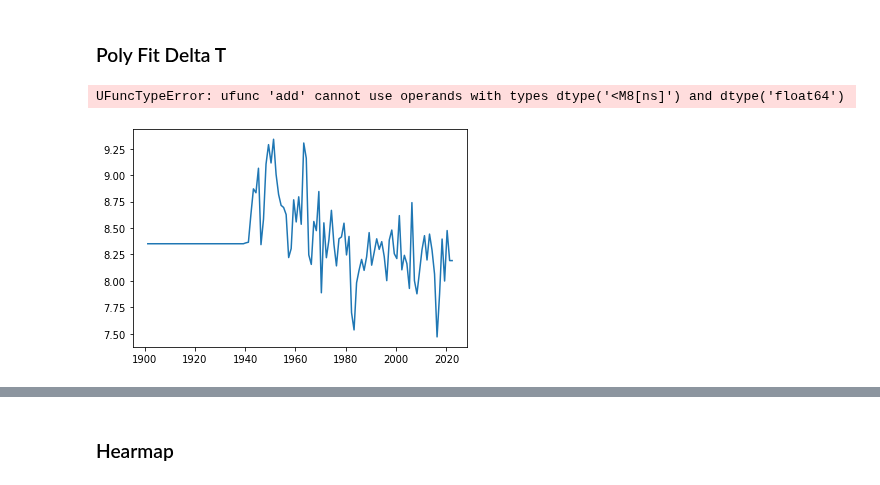
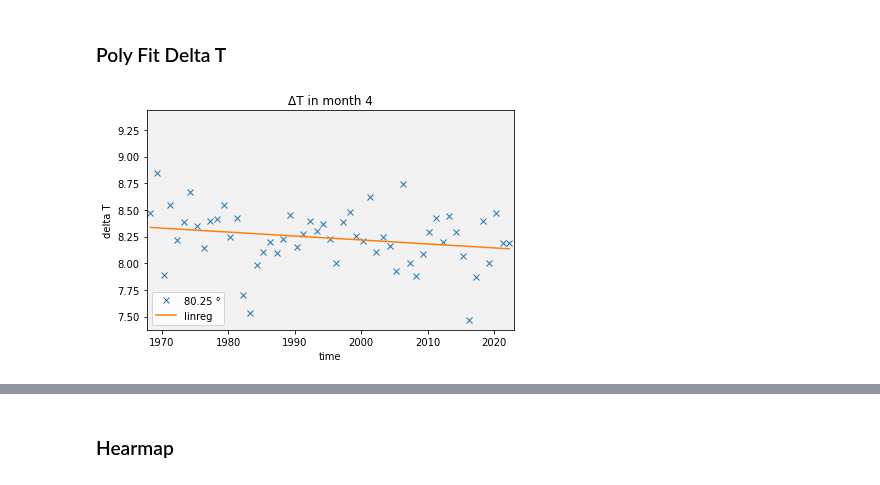
Before and after one commit to LeoausderDose/Praktikum_AWI, a Jupyter notebook: ImportTMax.ipynb, the cells around one changed output, grey strips where cells are left out. Cells and saved outputs as stored; diff of their text form; code cells hidden in the pictures.

Commit message:
Linear Regression working

```diff
--- a/ImportTMax.ipynb
+++ b/ImportTMax.ipynb
@@ -22,6 +23,23 @@ def select_every_12th_with_start(arr, start_index):
         selected_elements.append(arr[i])
 
     return selected_elements
+
+def linear_reg(x, m, t):
+    return m*x + t
+
+# def linear_reg2(x, slope, intercept):
+#     # Convert datetime64 values to timestamps (numerical representation)
+#     x_timestamps = np.array([(timestamp - np.datetime64('1968-04-16T00:00:00.000000000')) / np.timedelta64(1, 's') for timestamp in x])
+#     return slope * x_timestamps + intercept
+
+# def linear_reg3(x, slope, intercept):
+#     # Convert datetime64 values to timestamps (numerical representation)
+#     reference_time = x[0]
+#     x_timestamps = np.array([(timestamp.astype("float64") - reference_time.astype("float64")) / np.timedelta64(1, 's') for timestamp in x])
+#     return slope * x_timestamps + intercept
+
+def generate_counting_array(length):
+    return np.arange(length)
 # %% [markdown]
 ## Daten importieren
 # %%
@@ -306,22 +341,36 @@ plt.legend(loc = 4)
 # %%
 # Nach Jahreszeiten selektiert Januar
 month = 4
 
 lat = 80.25
 
-plt.plot(select_every_12th_with_start(time_values,month), select_every_12th_with_start(temperature_difference_Lat.sel(lat = str(lat)),month), label = str(lat)+' °')
+select_every_12th_with_start(time_values,month)[67].astype("float64").astype('datetime64')
 
-params_test_fit = np.polyfit(select_every_12th_with_start(time_values,month), select_every_12th_with_start(temperature_difference_Lat.sel(lat = str(lat)),month),1)
+paramet_fit_month4_lat8025, cov_month4_lat8025 = curve_fit(linear_reg, generate_counting_array(len(select_every_12th_with_start(time_values,month)[67:])), select_every_12th_with_start(temperature_difference_Lat.sel(lat = str(lat)),month)[67:])
+
+#print(type(generate_counting_array(len(select_every_12th_with_start(time_values,month)[67:]))[0]))
+
+generate_counting_array(len(select_every_12th_with_start(time_values,month)[67:]))* paramet_fit_month4_lat8025[0]
+
+
+ydata_temp = linear_reg(generate_counting_array(len(select_every_12th_with_start(time_values,month)[67:])), *paramet_fit_month4_lat8025)
+plt.plot(select_every_12th_with_start(time_values,month), select_every_12th_with_start(temperature_difference_Lat.sel(lat = str(lat)),month),marker = 'x', ls = '', label = str(lat)+' °')
+
+plt.plot(select_every_12th_with_start(time_values,month)[67:], ydata_temp, label = 'linreg')
+
 
 plt.xlabel('time')
 plt.ylabel('delta T')
 
 plt.title('ΔT in month ' + str(month))
 
-plt.xlim(time_values[800], time_values[1400])
+plt.xlim(time_values[800], time_values[-1])
 plt.legend(loc = 3)
+# Add a subtle background color
+plt.gca().set_facecolor((0.95, 0.95, 0.95))
 
-plt.tight_layout
+# Display the plot
+plt.tight_layout()
+plt.show()
 # %% [output]
-UFuncTypeError: ufunc 'add' cannot use operands with types dtype('<M8[ns]') and dtype('float64')
-[figure, old version]
+[figure, new version]
```
Also changed, not shown: parts of 8 cells of this notebook.
